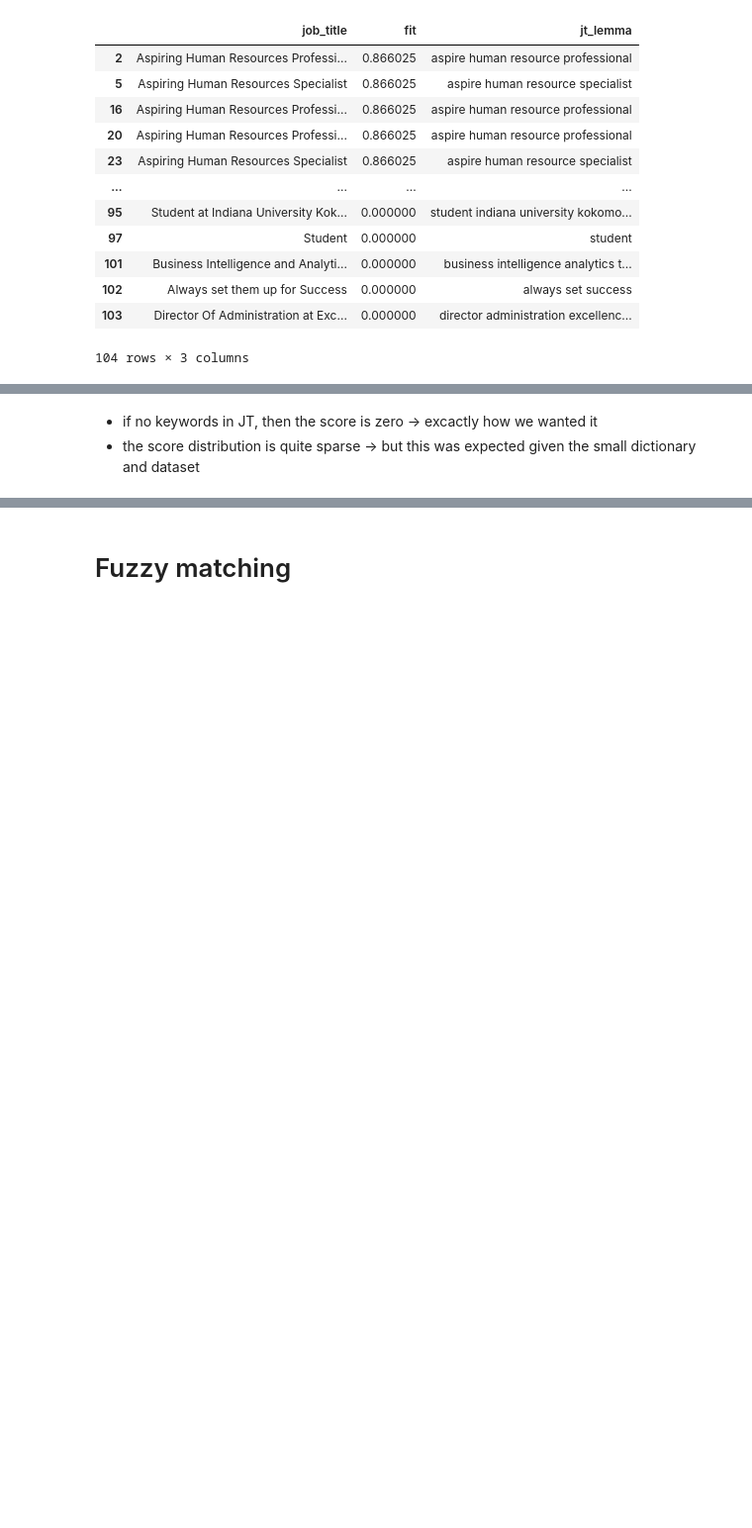
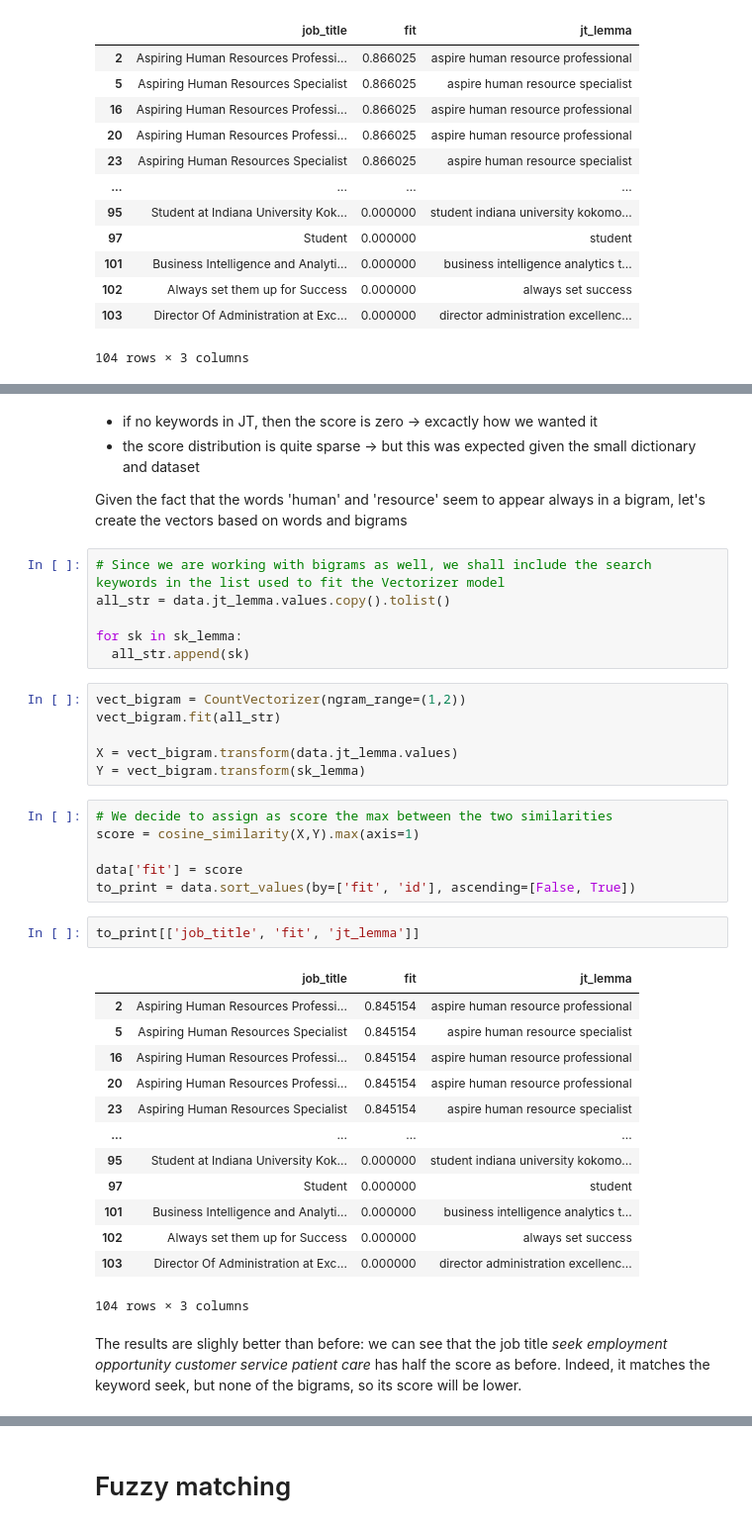
Before and after one commit to Ilvecho/Potential-Talent, a Jupyter notebook: P3_notebook.ipynb, the cells around one changed output, grey strips where cells are left out. Shown at 99% size. Drawn from its saved outputs; the diff is of its cells as text; blank space fills up the shorter version.

Commit message:
Bigrams & Trigrams

```diff
--- a/P3_notebook.ipynb
+++ b/P3_notebook.ipynb
@@ -634,3 +628,41 @@ px.bar(x=unique, y=counts, title='score frequency').update_layout(xaxis_title="s
 # %% [markdown]
 - if no keywords in JT, then the score is zero -> excactly how we wanted it
 - the score distribution is quite sparse -> but this was expected given the small dictionary and dataset
+
+Given the fact that the words 'human' and 'resource' seem to appear always in a bigram, let's create the vectors based on words and bigrams
+# %%
+# Since we are working with bigrams as well, we shall include the search keywords in the list used to fit the Vectorizer model
+all_str = data.jt_lemma.values.copy().tolist()
+
+for sk in sk_lemma:
+  all_str.append(sk)
+# %%
+vect_bigram = CountVectorizer(ngram_range=(1,2))
+vect_bigram.fit(all_str)
+
+X = vect_bigram.transform(data.jt_lemma.values)
+Y = vect_bigram.transform(sk_lemma)
+# %%
+# We decide to assign as score the max between the two similarities
+score = cosine_similarity(X,Y).max(axis=1)
+
+data['fit'] = score
+to_print = data.sort_values(by=['fit', 'id'], ascending=[False, True])
+# %%
+to_print[['job_title', 'fit', 'jt_lemma']]
+# %% [output]
+|  | job_title | fit | jt_lemma |
+| 2 | Aspiring Human Resources Professi... | 0.845154 | aspire human resource professional |
+| 5 | Aspiring Human Resources Specialist | 0.845154 | aspire human resource specialist |
+| 16 | Aspiring Human Resources Professi... | 0.845154 | aspire human resource professional |
+| 20 | Aspiring Human Resources Professi... | 0.845154 | aspire human resource professional |
+| 23 | Aspiring Human Resources Specialist | 0.845154 | aspire human resource specialist |
+| ... | ... | ... | ... |
+| 95 | Student at Indiana University Kok... | 0.000000 | student indiana university kokomo... |
+| 97 | Student | 0.000000 | student |
+| 101 | Business Intelligence and Analyti... | 0.000000 | business intelligence analytics t... |
+| 102 | Always set them up for Success | 0.000000 | always set success |
+| 103 | Director Of Administration at Exc... | 0.000000 | director administration excellenc... |
+104 rows × 3 columns
+# %% [markdown]
+The results are slighly better than before: we can see that the job title *seek employment opportunity customer service patient care* has half the score as before. Indeed, it matches the keyword seek, but none of the bigrams, so its score will be lower.
```
Also changed, not shown: parts of 10 cells of this notebook.
